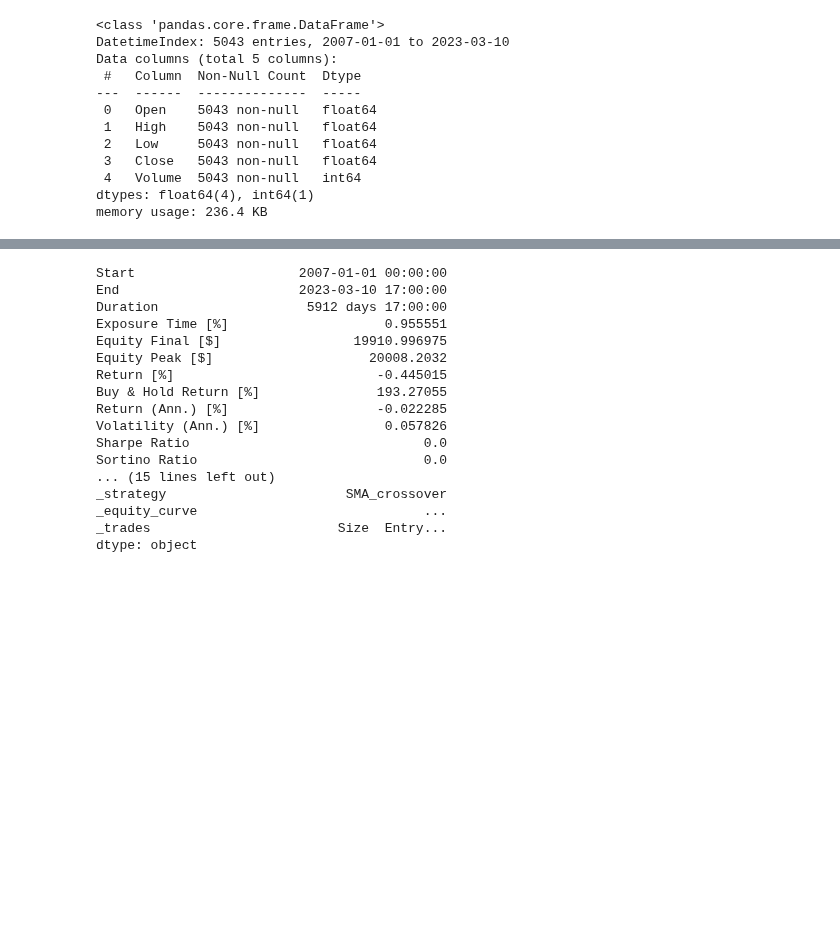
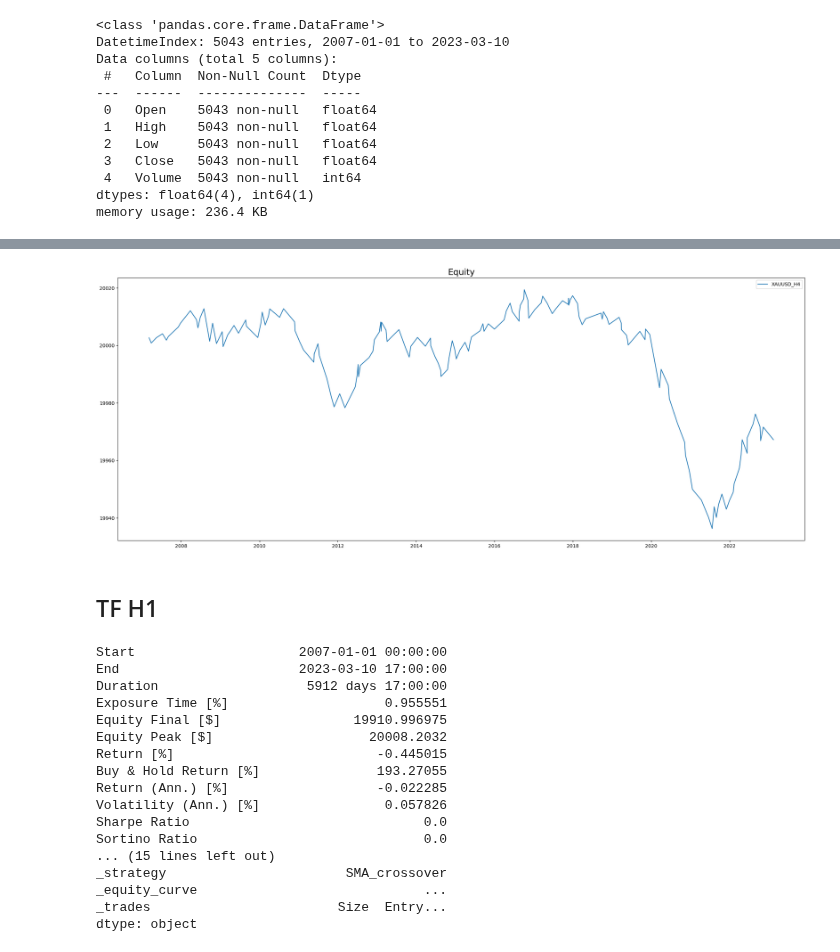
Before and after one commit to Kittipong91/XAUUSD_algorithmic_trading, a Jupyter notebook: Technical_Strategy/Strategy+1+-+Simple+moving+average+crossover/Strategy 1 - Simple moving average crossover - Backtesting.ipynb, the cells around one changed output, grey strips where cells are left out. Cells and saved outputs as stored; diff of their text form; code cells hidden in the pictures; blank space fills up the shorter version.

```diff
--- a/Technical_Strategy/Strategy+1+-+Simple+moving+average+crossover/Strategy 1 - Simple moving average crossover - Backtesting.ipynb
+++ b/Technical_Strategy/Strategy+1+-+Simple+moving+average+crossover/Strategy 1 - Simple moving average crossover - Backtesting.ipynb
@@ -74,0 +108,5 @@ account_size = 20000
+# %%
+Backtest_H4 = Backtest(XAUUSD['H4'], SMA_crossover,
+                       cash=account_size, margin=1/2000, )
+result_H4 = Backtest_H4.run()
+result_H4
@@ -75 +131,7 @@ account_size = 20000
+# %%
+plot_equity_trades(result_H4['_trades'], 'XAUUSD_H4' , account_size)
+# %% [output]
+[figure, added]
+# %% [markdown]
+## TF H1
 # %%
```
Also changed, not shown: parts of 24 cells of this notebook, 28 other files.
